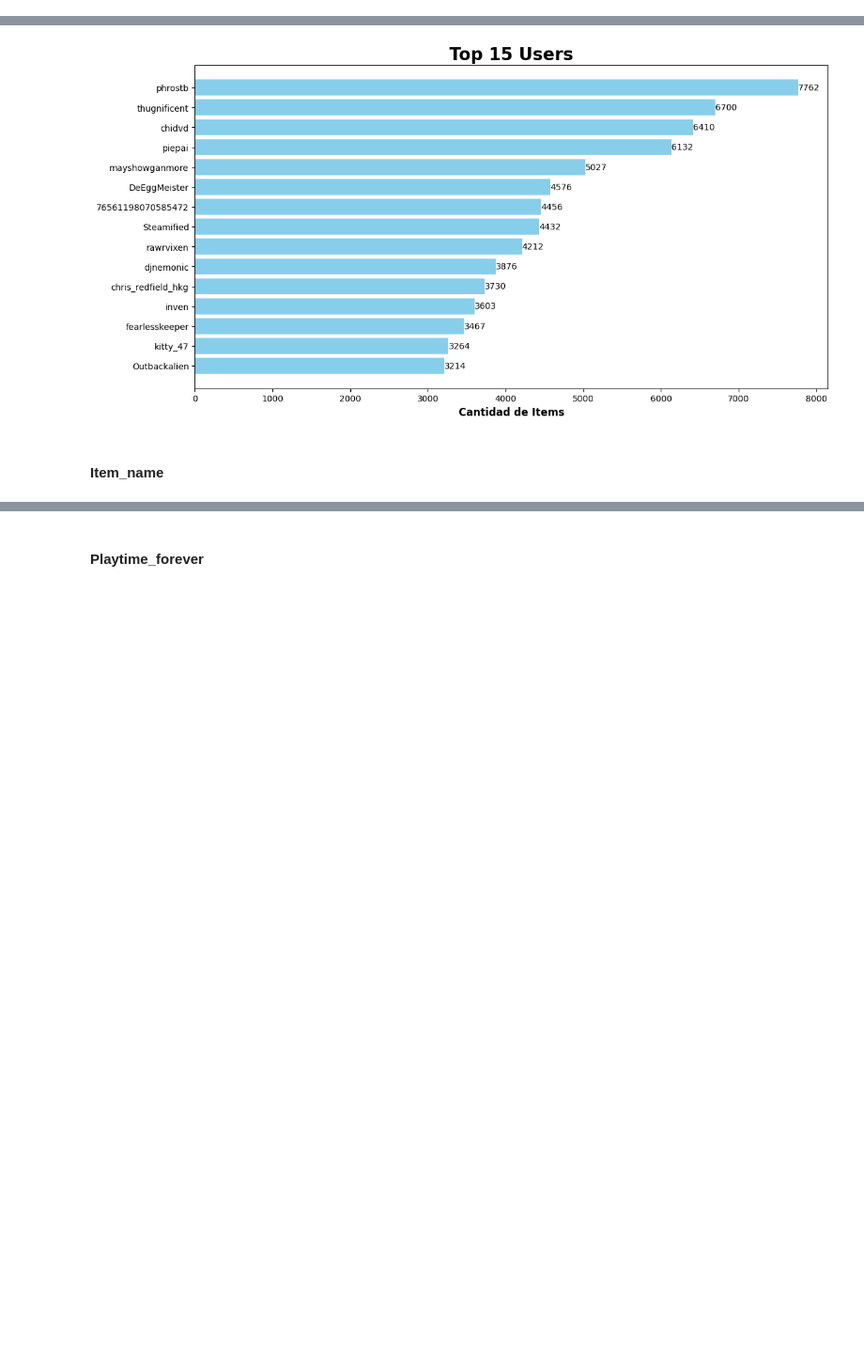
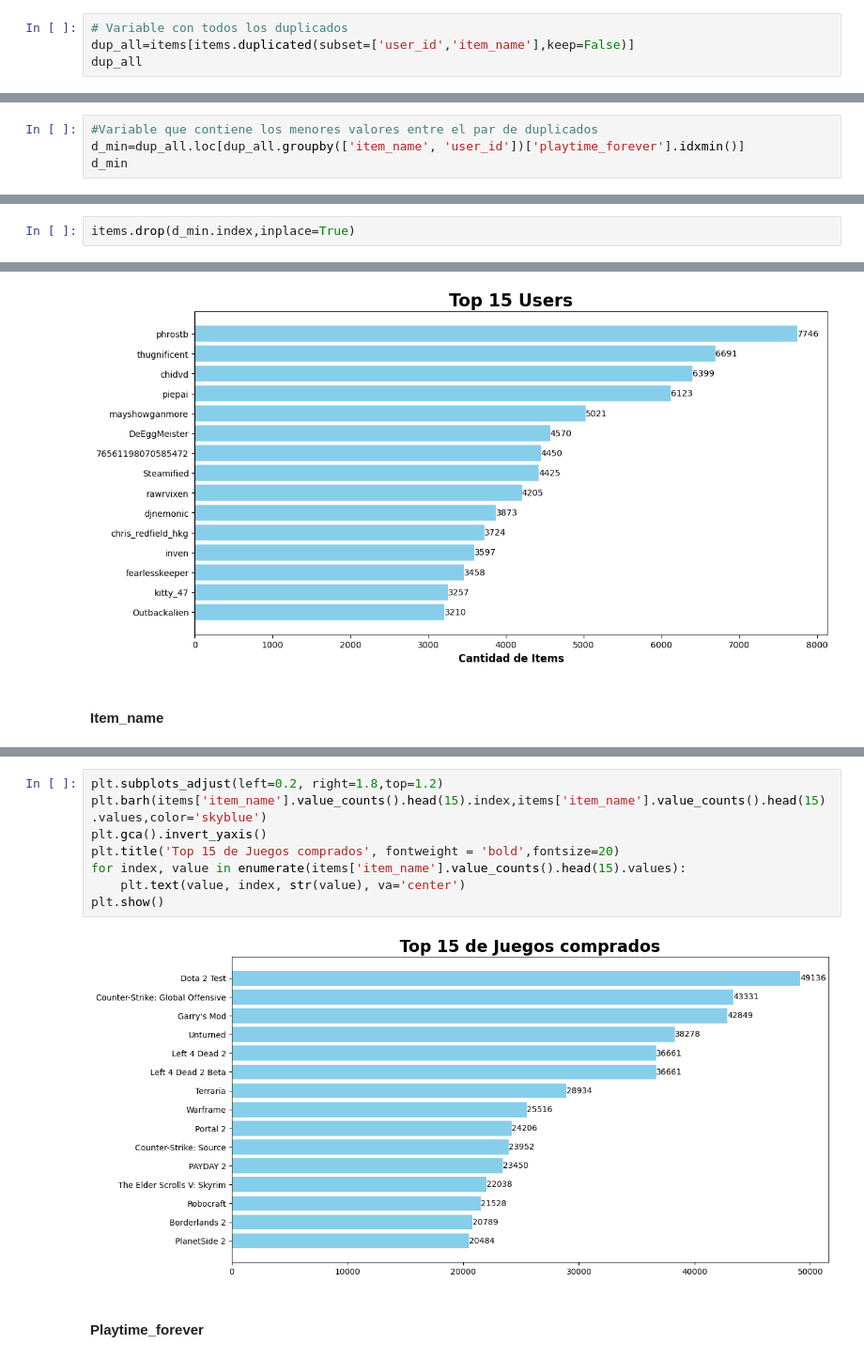
Before and after one commit to carocardenas0699/PI-1-Machine-Learning, a Jupyter notebook: EDA.ipynb, the cells around one changed output, grey strips where cells are left out. Shown at 94% size. Saved outputs shown, nothing was run; the diff lists cells and outputs as text; blank space fills up the shorter version.

```diff
--- a/EDA.ipynb
+++ b/EDA.ipynb
@@ -554,0 +603,4 @@ memory usage: 272.1+ MB
+# %%
+# Variable con todos los duplicados
+dup_all=items[items.duplicated(subset=['user_id','item_name'],keep=False)]
+dup_all
@@ -554,0 +621,4 @@ memory usage: 272.1+ MB
+# %%
+#Variable que contiene los menores valores entre el par de duplicados
+d_min=dup_all.loc[dup_all.groupby(['item_name', 'user_id'])['playtime_forever'].idxmin()]
+d_min
@@ -555,3 +639,5 @@ memory usage: 272.1+ MB
+# %%
+items.drop(d_min.index,inplace=True)
 # %% [markdown]
 #### User_id
 # %%
@@ -586,2 +688,12 @@ plt.show()
+# %%
+plt.subplots_adjust(left=0.2, right=1.8,top=1.2)
+plt.barh(items['item_name'].value_counts().head(15).index,items['item_name'].value_counts().head(15).values,color='skyblue')
+plt.gca().invert_yaxis()
+plt.title('Top 15 de Juegos comprados', fontweight = 'bold',fontsize=20)
+for index, value in enumerate(items['item_name'].value_counts().head(15).values):
+    plt.text(value, index, str(value), va='center')
+plt.show()
+# %% [output]
+[figure, added]
 # %% [markdown]
 #### Playtime_forever
```
Also changed, not shown: parts of 34 cells of this notebook, 3 other files.
